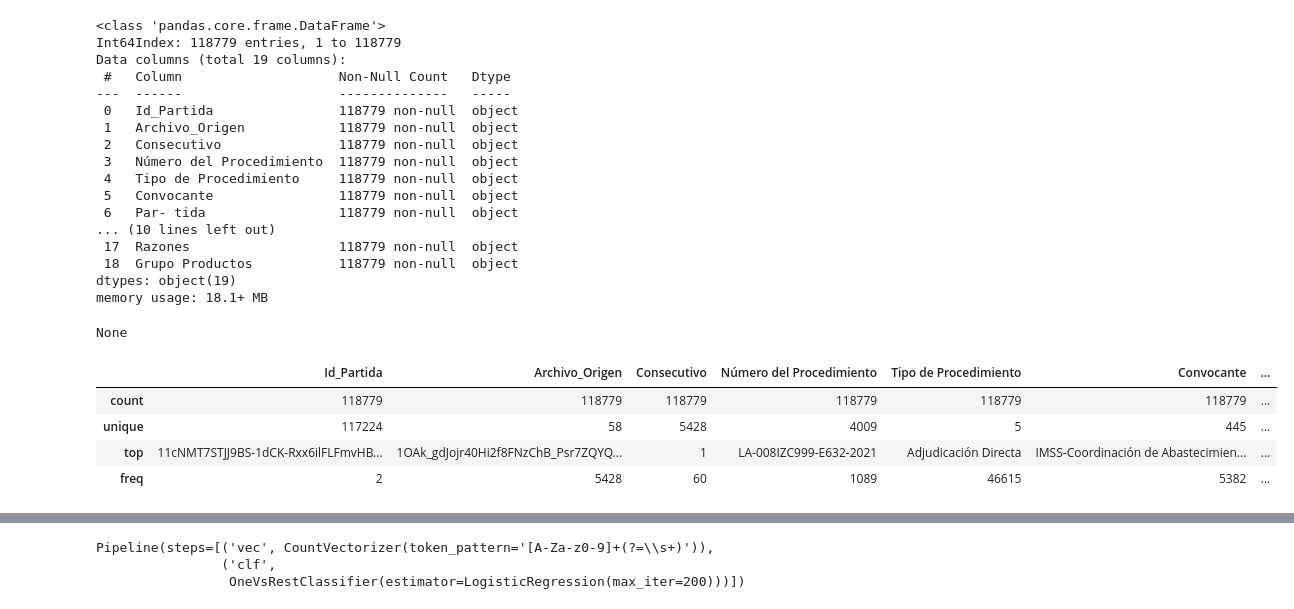
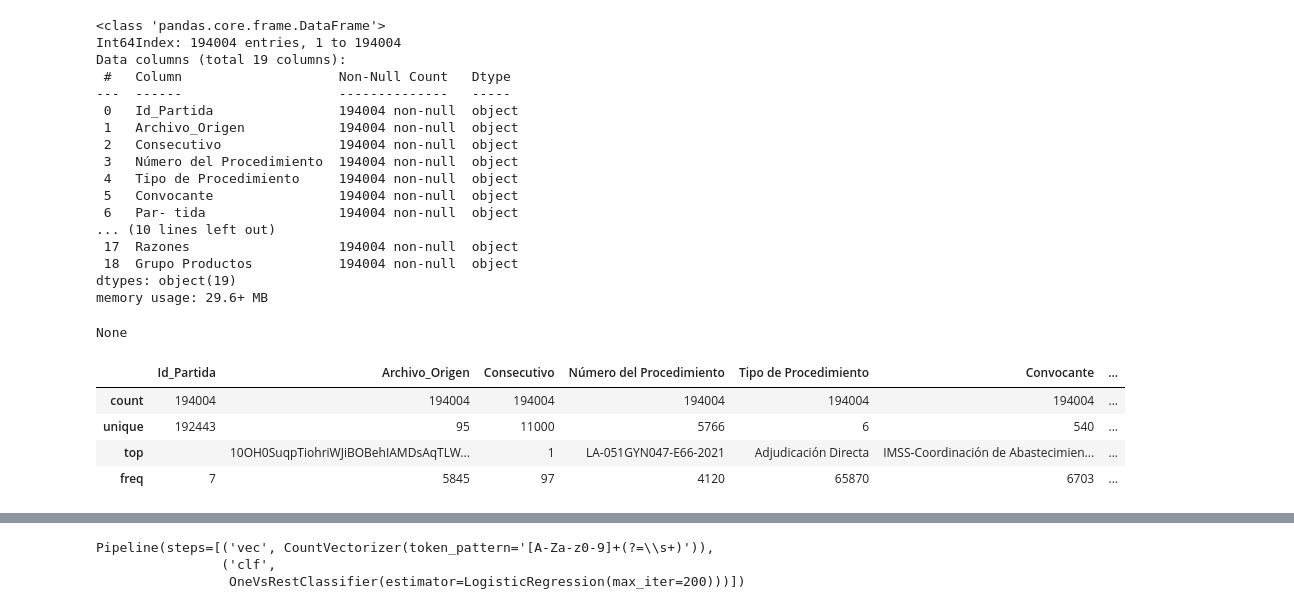
Before and after one commit to bjimenezTechnodomus/licitaciones, a Jupyter notebook: clasificacion.ipynb, the cells around one changed output, grey strips where cells are left out. Drawn from its saved outputs; the diff is of its cells as text; code cells hidden in the pictures.

```diff
--- a/clasificacion.ipynb
+++ b/clasificacion.ipynb
@@ -10,35 +10,36 @@ gc = gspread.service_account()
 # %%
 worksheet = gc.open('Total partidas').sheet1
 
 rows = worksheet.get_all_values()
 
 data = pd.DataFrame.from_records(rows)
 data.columns = data.iloc[0]
 data.drop(0, inplace=True)
 display(data.info())
 display(data.describe())
+respaldo = data.copy(deep=True)
 # %% [output]
 <class 'pandas.core.frame.DataFrame'>
-Int64Index: 118779 entries, 1 to 118779
+Int64Index: 194004 entries, 1 to 194004
 Data columns (total 19 columns):
  #   Column                    Non-Null Count   Dtype
 ---  ------                    --------------   -----
- 0   Id_Partida                118779 non-null  object
- 1   Archivo_Origen            118779 non-null  object
- 2   Consecutivo               118779 non-null  object
- 3   Número del Procedimiento  118779 non-null  object
- 4   Tipo de Procedimiento     118779 non-null  object
- 5   Convocante                118779 non-null  object
- 6   Par- tida                 118779 non-null  object
+ 0   Id_Partida                194004 non-null  object
+ 1   Archivo_Origen            194004 non-null  object
+ 2   Consecutivo               194004 non-null  object
+ 3   Número del Procedimiento  194004 non-null  object
+ 4   Tipo de Procedimiento     194004 non-null  object
+ 5   Convocante                194004 non-null  object
+ 6   Par- tida                 194004 non-null  object
 ... (10 lines left out)
- 17  Razones                   118779 non-null  object
- 18  Grupo Productos           118779 non-null  object
+ 17  Razones                   194004 non-null  object
+ 18  Grupo Productos           194004 non-null  object
 dtypes: object(19)
-memory usage: 18.1+ MB
+memory usage: 29.6+ MB
 None
 |  | Id_Partida | Archivo_Origen | Consecutivo | Número del Procedimiento | Tipo de Procedimiento | Convocante | ... |
-| count | 118779 | 118779 | 118779 | 118779 | 118779 | 118779 | ... |
-| unique | 117224 | 58 | 5428 | 4009 | 5 | 445 | ... |
-| top | 11cNMT7STJJ9BS-1dCK-Rxx6ilFLFmvHB... | 1OAk_gdJojr40Hi2f8FNzChB_Psr7ZQYQ... | 1 | LA-008IZC999-E632-2021 | Adjudicación Directa | IMSS-Coordinación de Abastecimien... | ... |
-| freq | 2 | 5428 | 60 | 1089 | 46615 | 5382 | ... |
+| count | 194004 | 194004 | 194004 | 194004 | 194004 | 194004 | ... |
+| unique | 192443 | 95 | 11000 | 5766 | 6 | 540 | ... |
+| top |  | 10OH0SuqpTiohriWJiBOBehIAMDsAqTLW... | 1 | LA-051GYN047-E66-2021 | Adjudicación Directa | IMSS-Coordinación de Abastecimien... | ... |
+| freq | 7 | 5845 | 97 | 4120 | 65870 | 6703 | ... |
 # %%
```
Also changed, not shown: parts of 3 cells of this notebook, 1 other file.
